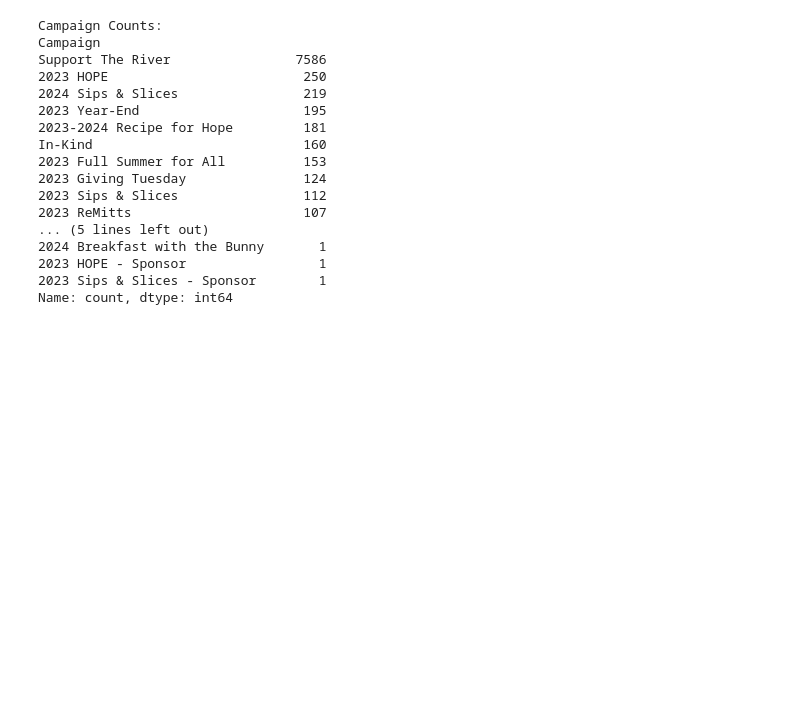
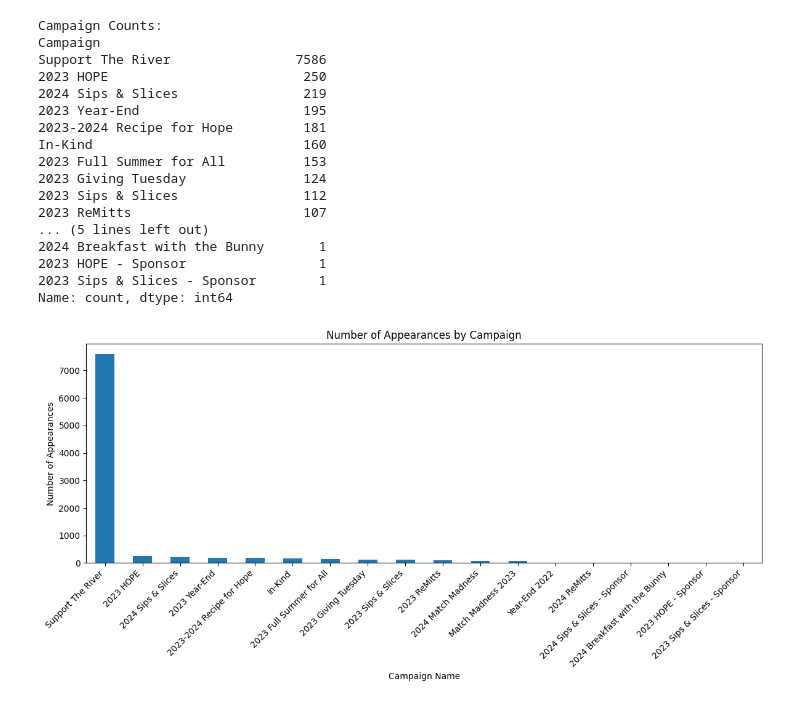
Before and after one commit to tangleon8/FoodPantryCode, a Jupyter notebook: days_since_feature.ipynb, the cells around one changed output. Saved outputs shown, nothing was run; the diff lists cells and outputs as text; code cells hidden in the pictures; blank space fills up the shorter version.

Commit message:
Histogram of campaign frequencies

```diff
--- a/days_since_feature.ipynb
+++ b/days_since_feature.ipynb
@@ -104,3 +104,25 @@ In-Kind                           160
 2023 HOPE - Sponsor                 1
 2023 Sips & Slices - Sponsor        1
 Name: count, dtype: int64
+# %%
+import matplotlib.pyplot as plt
+
+# Create the histogram
+plt.figure(figsize=(12, 6))  # Set figure size
+campaign_counts.plot(kind='bar')
+
+# Customize the plot
+plt.title('Number of Appearances by Campaign')
+plt.xlabel('Campaign Name')
+plt.ylabel('Number of Appearances')
+
+# Rotate x-axis labels for better readability
+plt.xticks(rotation=45, ha='right')
+
+# Adjust layout to prevent label cutoff
+plt.tight_layout()
+
+# Show the plot
+plt.show()
+# %% [output]
+[figure, added]
```
